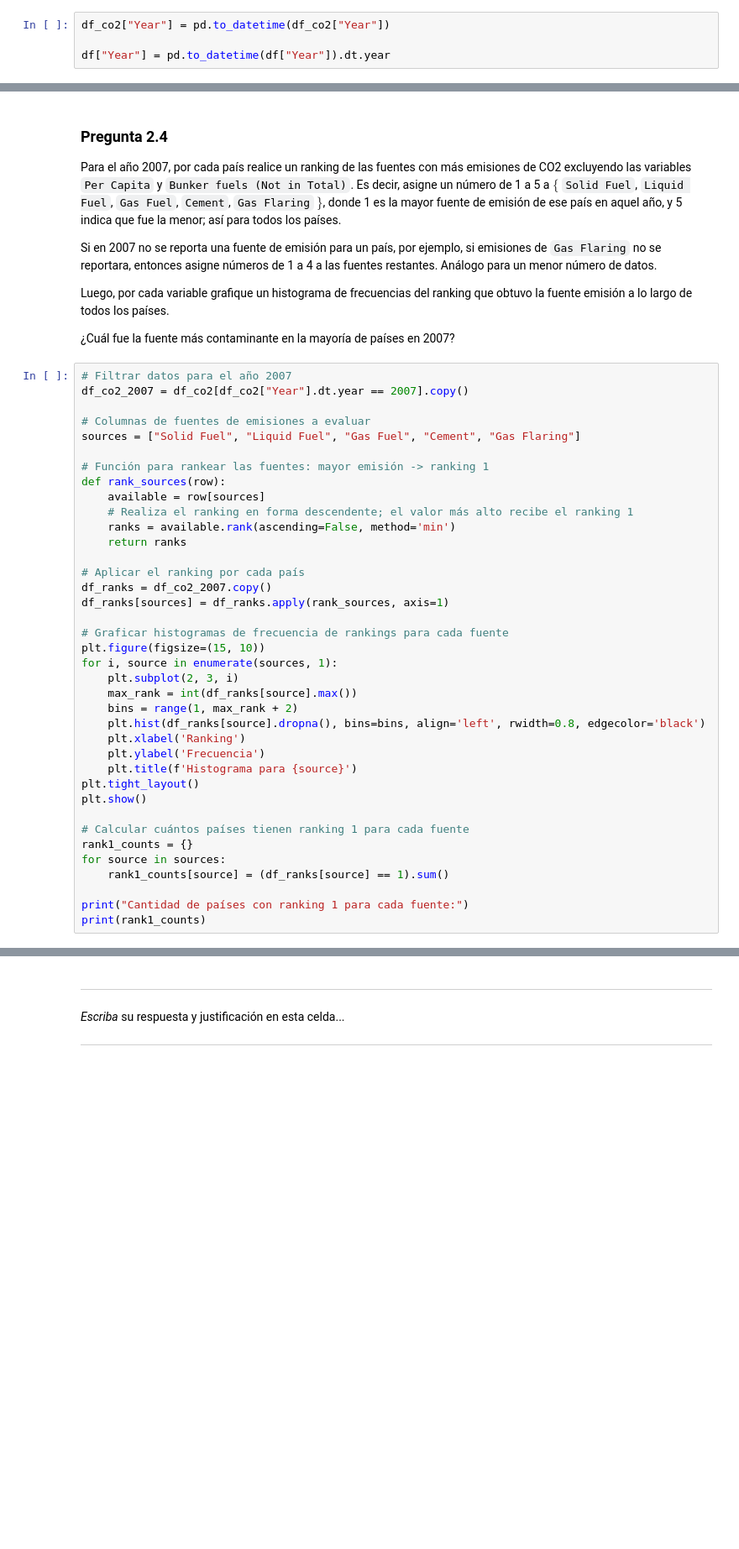
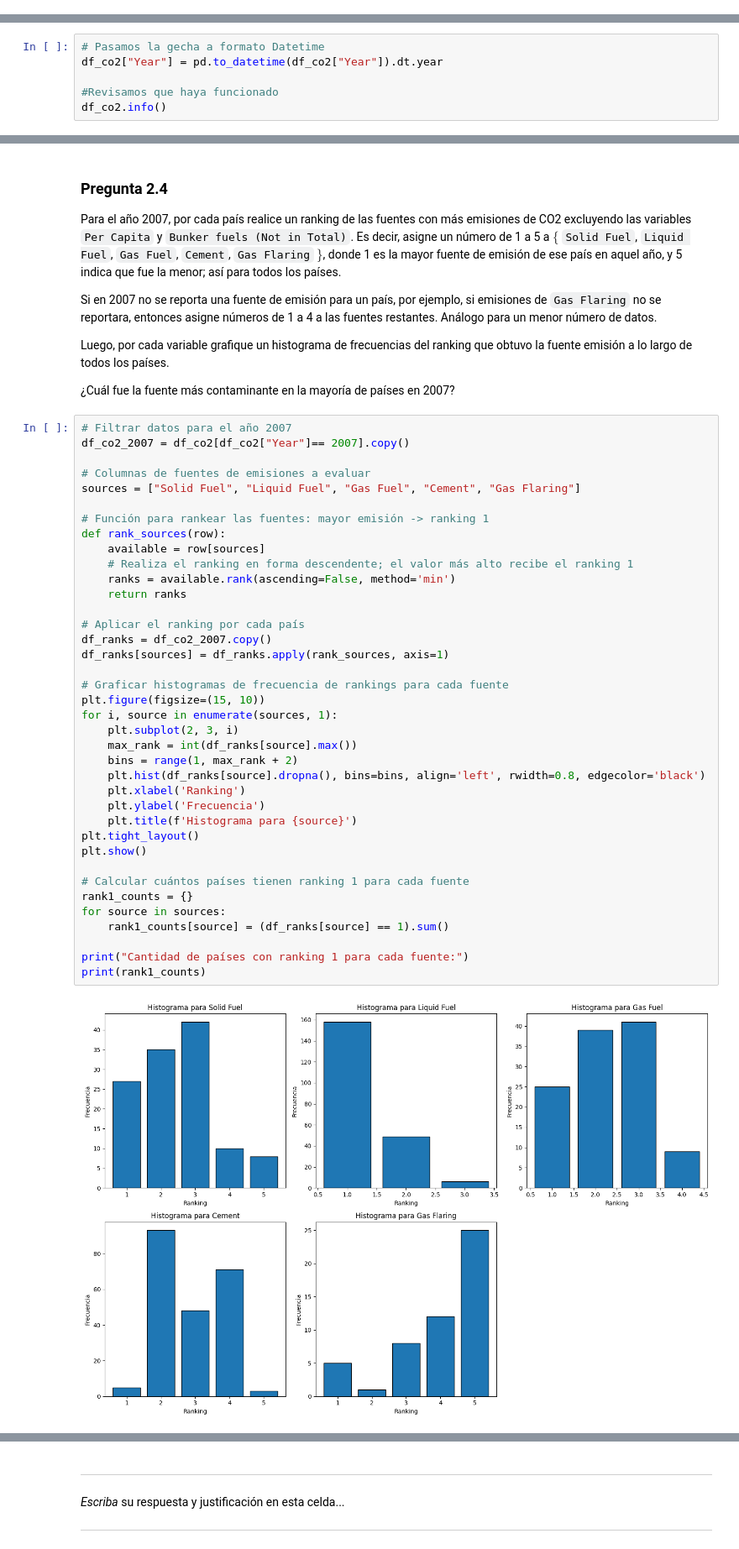
Before and after one commit to MichaelGalazz/Tarea-1-ML, a Jupyter notebook: Tarea_1 (3).ipynb, the cells around one changed output, grey strips where cells are left out. Shown at 84% size. Saved outputs shown, nothing was run; the diff lists cells and outputs as text; blank space fills up the shorter version.

```diff
--- a/Tarea_1 (3).ipynb
+++ b/Tarea_1 (3).ipynb
@@ -990,4 +1006,0 @@ df_co2
-# %%
-df_co2["Year"] = pd.to_datetime(df_co2["Year"])
-
-df["Year"] = pd.to_datetime(df["Year"]).dt.year
@@ -995,0 +1007,6 @@ df
+# %%
+# Pasamos la gecha a formato Datetime
+df_co2["Year"] = pd.to_datetime(df_co2["Year"]).dt.year
+
+#Revisamos que haya funcionado
+df_co2.info()
@@ -1056,7 +1123,7 @@ Luego, por cada variable grafique un histograma de frecuencias del ranking que o
 ¿Cuál fue la fuente más contaminante en la mayoría de países en 2007?
 # %%
 # Filtrar datos para el año 2007
-df_co2_2007 = df_co2[df_co2["Year"].dt.year == 2007].copy()
+df_co2_2007 = df_co2[df_co2["Year"]== 2007].copy()
 
 # Columnas de fuentes de emisiones a evaluar
 sources = ["Solid Fuel", "Liquid Fuel", "Gas Fuel", "Cement", "Gas Flaring"]
@@ -1065,30 +1132,32 @@ sources = ["Solid Fuel", "Liquid Fuel", "Gas Fuel", "Cement", "Gas Flaring"]
 def rank_sources(row):
     available = row[sources]
     # Realiza el ranking en forma descendente; el valor más alto recibe el ranking 1
     ranks = available.rank(ascending=False, method='min')
     return ranks
 
 # Aplicar el ranking por cada país
 df_ranks = df_co2_2007.copy()
 df_ranks[sources] = df_ranks.apply(rank_sources, axis=1)
 
 # Graficar histogramas de frecuencia de rankings para cada fuente
 plt.figure(figsize=(15, 10))
 for i, source in enumerate(sources, 1):
     plt.subplot(2, 3, i)
     max_rank = int(df_ranks[source].max())
     bins = range(1, max_rank + 2)
     plt.hist(df_ranks[source].dropna(), bins=bins, align='left', rwidth=0.8, edgecolor='black')
     plt.xlabel('Ranking')
     plt.ylabel('Frecuencia')
     plt.title(f'Histograma para {source}')
 plt.tight_layout()
 plt.show()
 
 # Calcular cuántos países tienen ranking 1 para cada fuente
 rank1_counts = {}
 for source in sources:
     rank1_counts[source] = (df_ranks[source] == 1).sum()
 
 print("Cantidad de países con ranking 1 para cada fuente:")
 print(rank1_counts)
+# %% [output]
+[figure, added]
```
Also changed, not shown: parts of 11 cells of this notebook.
